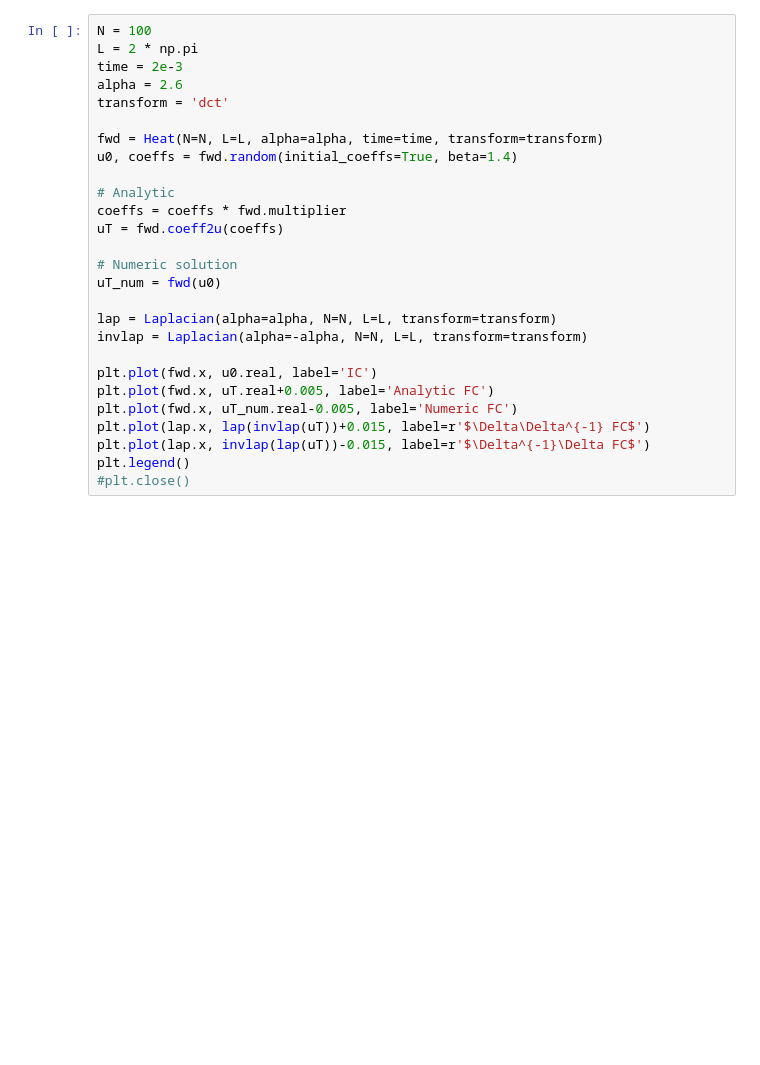
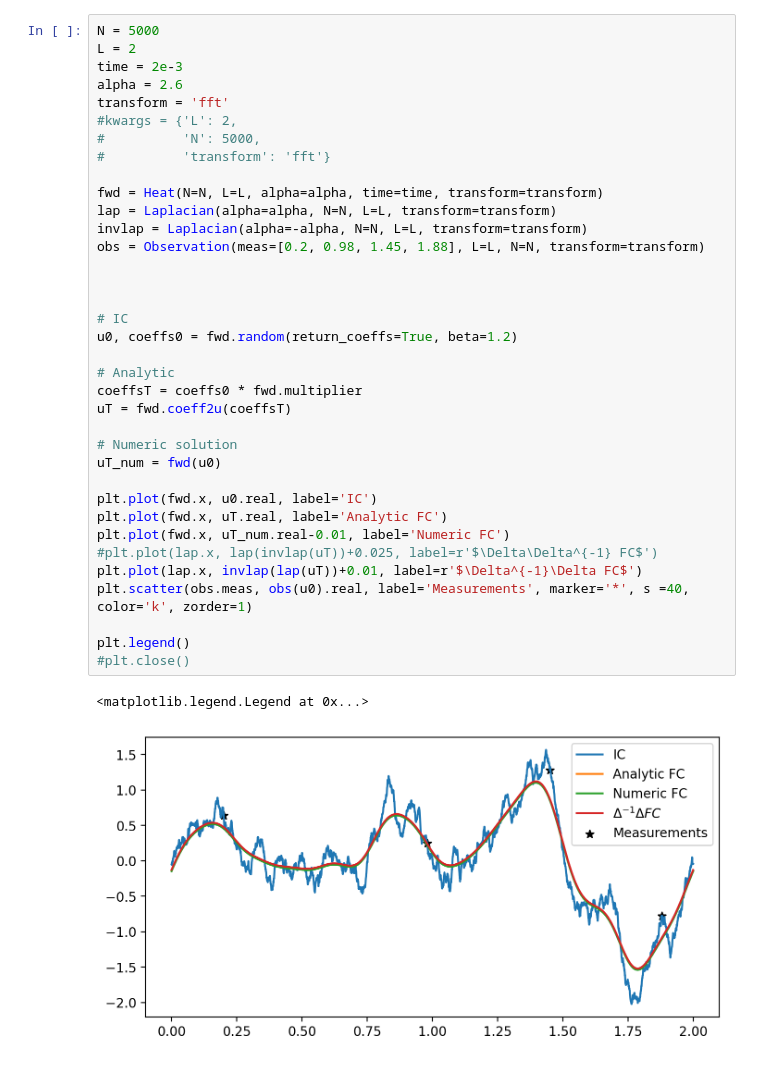
Before and after one commit to yairdaon/OED, a Jupyter notebook: heat.ipynb, the cells around one changed output. Cells and saved outputs as stored; diff of their text form; blank space fills up the shorter version.

Commit message:
Observations work and all looks good for both DCT and FFT

```diff
--- a/heat.ipynb
+++ b/heat.ipynb
@@ -85,27 +129,39 @@ Using matplotlib backend: GTK3Agg
 # %%
-N = 100
-L = 2 * np.pi
+N = 5000
+L = 2
 time = 2e-3
 alpha = 2.6
-transform = 'dct'
+transform = 'fft'
+#kwargs = {'L': 2,
+#          'N': 5000,
+#          'transform': 'fft'}
 
 fwd = Heat(N=N, L=L, alpha=alpha, time=time, transform=transform)
-u0, coeffs = fwd.random(initial_coeffs=True, beta=1.4)
+lap = Laplacian(alpha=alpha, N=N, L=L, transform=transform)
+invlap = Laplacian(alpha=-alpha, N=N, L=L, transform=transform)
+obs = Observation(meas=[0.2, 0.98, 1.45, 1.88], L=L, N=N, transform=transform)
+
+
+
+# IC
+u0, coeffs0 = fwd.random(return_coeffs=True, beta=1.2)
 
 # Analytic
-coeffs = coeffs * fwd.multiplier
-uT = fwd.coeff2u(coeffs)
+coeffsT = coeffs0 * fwd.multiplier
+uT = fwd.coeff2u(coeffsT)
 
 # Numeric solution
 uT_num = fwd(u0)
 
-lap = Laplacian(alpha=alpha, N=N, L=L, transform=transform)
-invlap = Laplacian(alpha=-alpha, N=N, L=L, transform=transform)
+plt.plot(fwd.x, u0.real, label='IC')
+plt.plot(fwd.x, uT.real, label='Analytic FC')
+plt.plot(fwd.x, uT_num.real-0.01, label='Numeric FC')
+#plt.plot(lap.x, lap(invlap(uT))+0.025, label=r'$\Delta\Delta^{-1} FC$')
+plt.plot(lap.x, invlap(lap(uT))+0.01, label=r'$\Delta^{-1}\Delta FC$')
+plt.scatter(obs.meas, obs(u0).real, label='Measurements', marker='*', s =40, color='k', zorder=1)
 
-plt.plot(fwd.x, u0.real, label='IC')
-plt.plot(fwd.x, uT.real+0.005, label='Analytic FC')
-plt.plot(fwd.x, uT_num.real-0.005, label='Numeric FC')
-plt.plot(lap.x, lap(invlap(uT))+0.015, label=r'$\Delta\Delta^{-1} FC$')
-plt.plot(lap.x, invlap(lap(uT))-0.015, label=r'$\Delta^{-1}\Delta FC$')
 plt.legend()
 #plt.close()
+# %% [output]
+<matplotlib.legend.Legend at 0x...>
+[figure, added]
```
Also changed, not shown: parts of 3 cells of this notebook, 8 other files.
